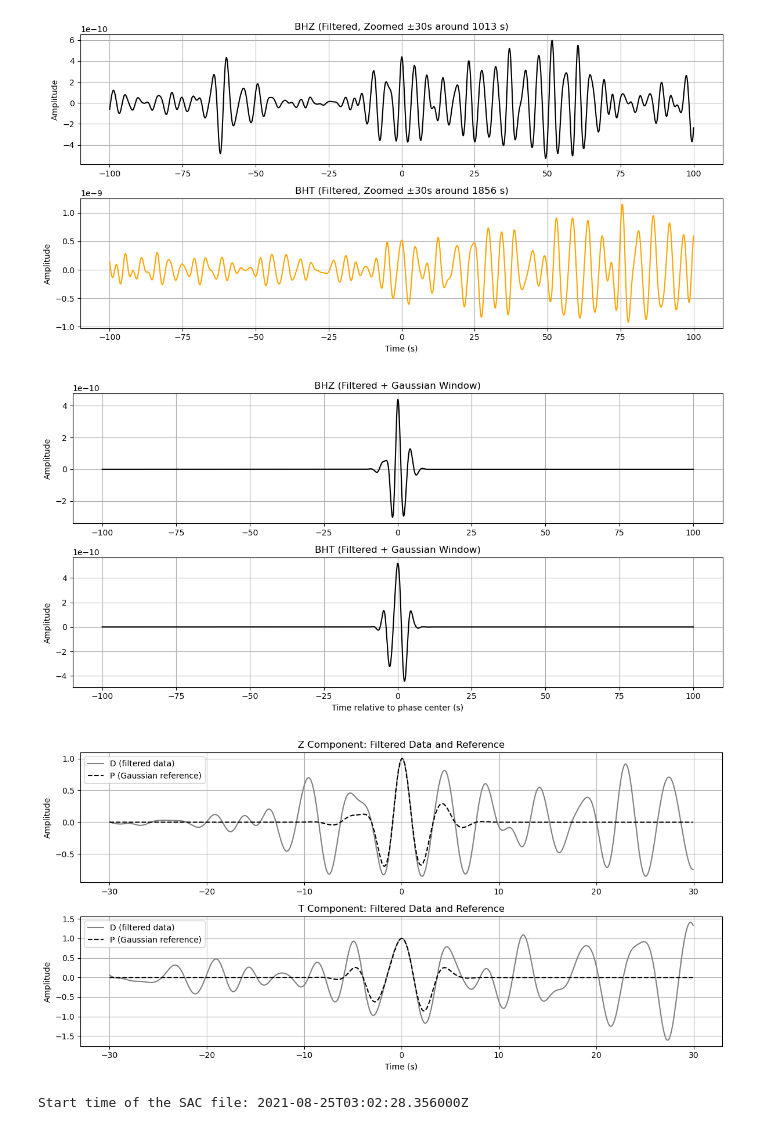
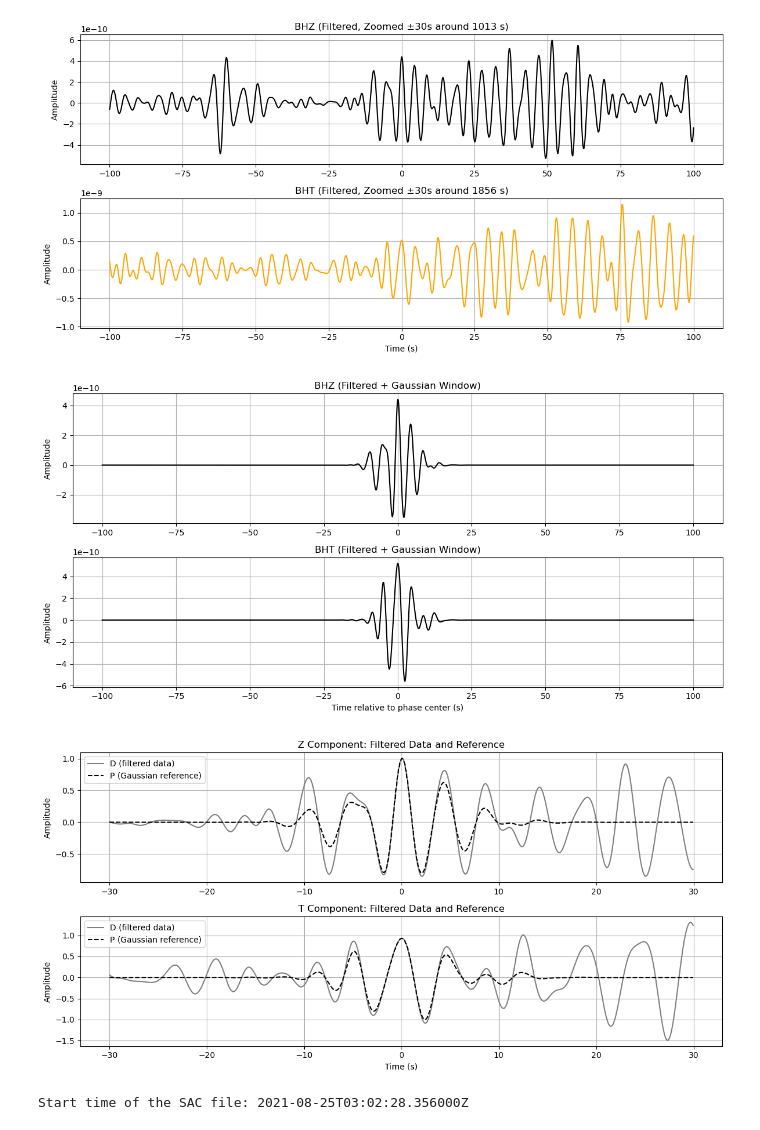
Before and after one commit to evanzzq/SHARP-SS, a Jupyter notebook: mars.ipynb, the cells around one changed output. Cells and saved outputs as stored; diff of their text form; code cells hidden in the pictures.

```diff
--- a/mars.ipynb
+++ b/mars.ipynb
@@ -5,7 +10,10 @@ from obspy.signal.rotate import rotate_ne_rt
 import matplotlib.pyplot as plt
 
 # === Parameters ===
-datadir = "./Data/S0976a_Deglitched/"
+# filedir = "H:\My Drive\Research\SharpSSPy"
+filedir = "/Users/evanzhang/zzq@umd.edu - Google Drive/My Drive/Research/SharpSSPy"
+
+datadir = os.path.join(filedir, "misc/S0976a_Deglitched/")
 dtype = "DISP"
 
 # === Load the 3 components ===
@@ -88,8 +96,8 @@ from obspy import read
 import matplotlib.pyplot as plt
 
 # Load rotated traces
-st_z = read("./Data/S0976a_Deglitched/S0976a_DISP_BHZ_rotated.SAC")[0]
-st_t = read("./Data/S0976a_Deglitched/S0976a_DISP_BHT_rotated.SAC")[0]
+st_z = read(os.path.join(datadir, "S0976a_DISP_BHZ_rotated.SAC"))[0]
+st_t = read(os.path.join(datadir, "S0976a_DISP_BHT_rotated.SAC"))[0]
 
 # Apply bandpass filter (e.g., 0.02–0.2 Hz)
 st_z_filtered = st_z.copy().filter("bandpass", freqmin=1/6, freqmax=1/2.8, corners=2, zerophase=True)
@@ -137,35 +145,35 @@ import numpy as np
 t_zoom_z = t_z[idx_z] - z_time_center
 t_zoom_t = t_t[idx_t] - t_time_center
 
 # Gaussian window (sigma = 6 s)
-sigma = 3.0
+sigma = 6.0
 gaussian_window_z = np.exp(-0.5 * (t_zoom_z / sigma)**2)
 gaussian_window_t = np.exp(-0.5 * (t_zoom_t / sigma)**2)
 
 # Apply window to seismograms
 z_filtered_windowed = st_z_filtered.data[idx_z] * gaussian_window_z
 t_filtered_windowed = st_t_filtered.data[idx_t] * gaussian_window_t
 
 # Plot windowed waveforms
 plt.figure(figsize=(12, 6))
 
 plt.subplot(2, 1, 1)
 plt.plot(t_zoom_z, z_filtered_windowed, color='black')
 plt.title("BHZ (Filtered + Gaussian Window)")
 plt.ylabel("Amplitude")
 plt.grid()
 
 plt.subplot(2, 1, 2)
 plt.plot(t_zoom_t, t_filtered_windowed, color='black')
 plt.title("BHT (Filtered + Gaussian Window)")
 plt.xlabel("Time relative to phase center (s)")
 plt.ylabel("Amplitude")
 plt.grid()
 
 plt.tight_layout()
 plt.show()
 # %% [output]
-[figure, old version]
+[figure, new version]
 # %%
 import pickle
 from sharp_ss.model import Prior
@@ -231,8 +239,8 @@ with open("./S0976a_PP_SS/prior.pkl", "wb") as f:
 # %%
 # --- Plot P and D to Confirm ---
 
-data_Z = np.load("./S0976a_PP/S0976a_PP.npz")
-data_T = np.load("./S0976a_SS/S0976a_SS.npz")
+data_Z = np.load(filedir+"/data/S0976a_PP_src_6s/S0976a_PP.npz")
+data_T = np.load(filedir+"/data/S0976a_SS_src_6s/S0976a_SS.npz")
 
 # Extract
 time = data_Z["time"]
@@ -261,7 +269,7 @@ plt.grid()
 plt.tight_layout()
 plt.show()
 # %% [output]
-[figure, old version]
+[figure, new version]
 # %%
 from obspy import read
 
```
Also changed, not shown: parts of 2 cells of this notebook, 2 other files.
